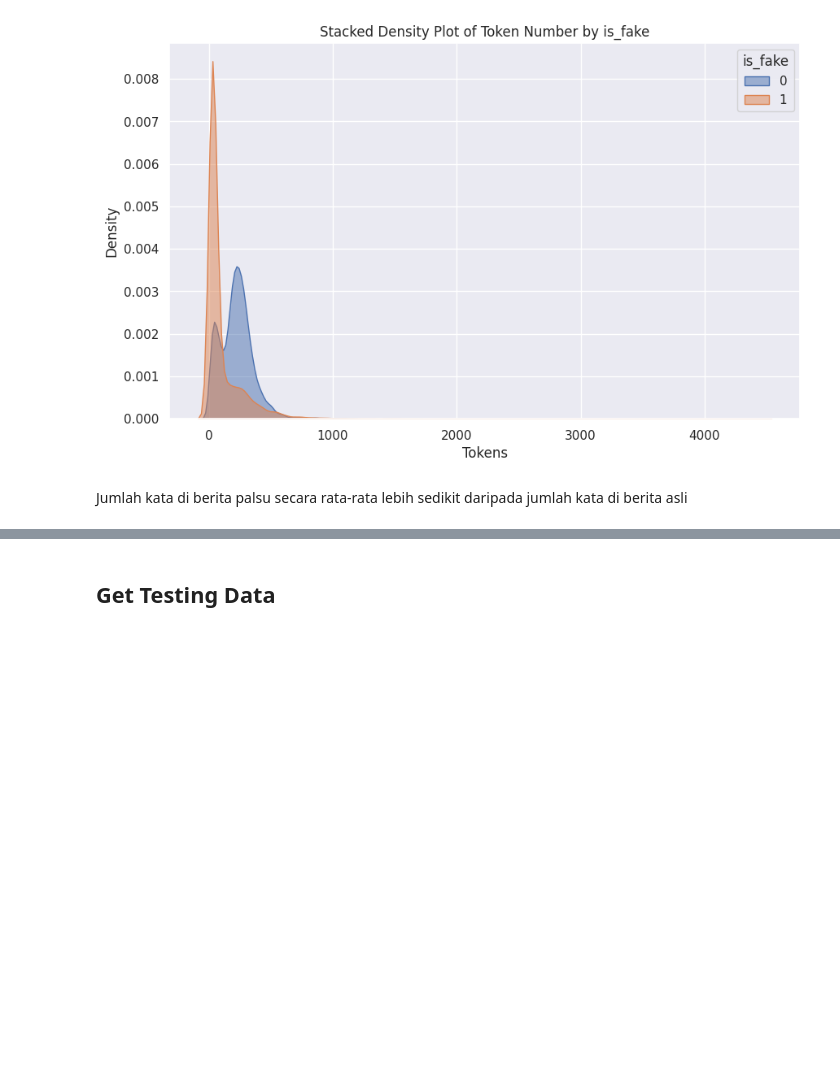
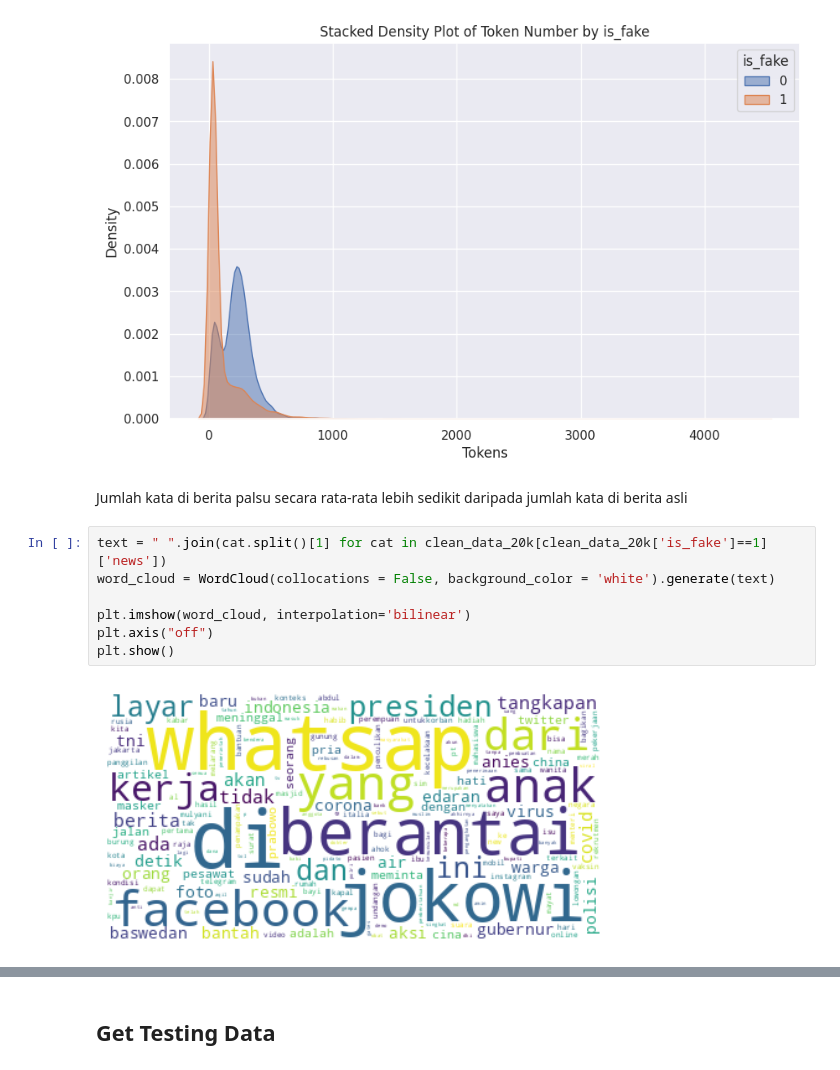
Before and after one commit to nathanael6556/fake-news-detection, a Jupyter notebook: notebooks/data_preprocessing.ipynb, the cells around one changed output, grey strips where cells are left out. Cells and saved outputs as stored; diff of their text form; blank space fills up the shorter version.

```diff
--- a/notebooks/data_preprocessing.ipynb
+++ b/notebooks/data_preprocessing.ipynb
@@ -346,3 +347,12 @@ plt.show()
 [figure]
 # %% [markdown]
 Jumlah kata di berita palsu secara rata-rata lebih sedikit daripada jumlah kata di berita asli
+# %%
+text = " ".join(cat.split()[1] for cat in clean_data_20k[clean_data_20k['is_fake']==1]['news'])
+word_cloud = WordCloud(collocations = False, background_color = 'white').generate(text)
+
+plt.imshow(word_cloud, interpolation='bilinear')
+plt.axis("off")
+plt.show()
+# %% [output]
+[figure, added]
```
Also changed, not shown: parts of 6 cells of this notebook.
